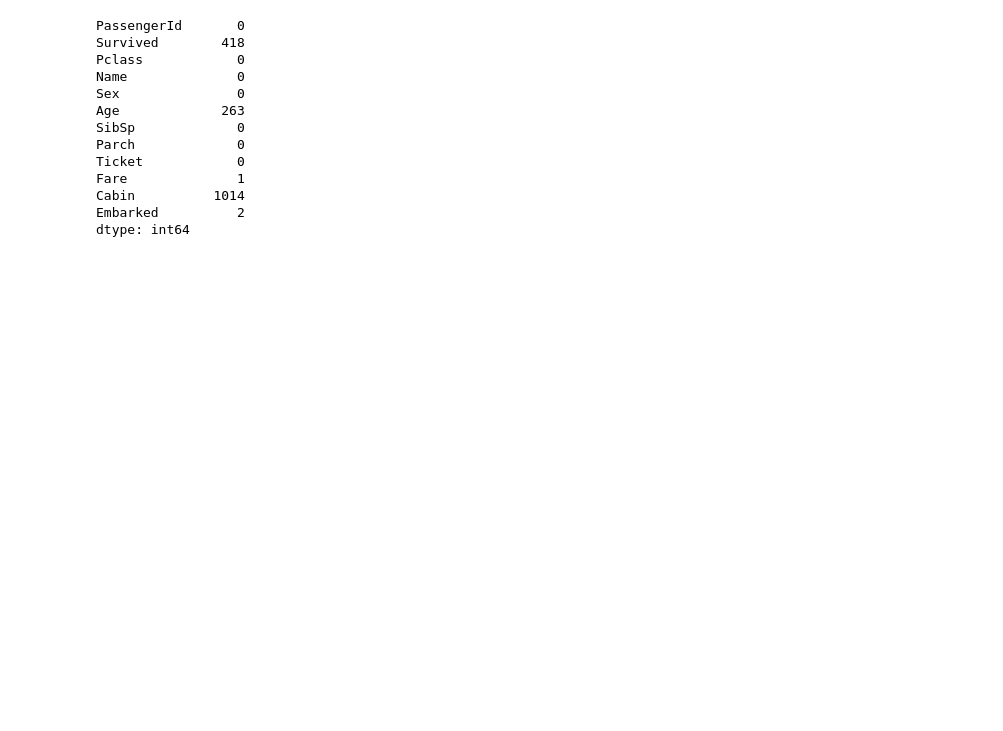
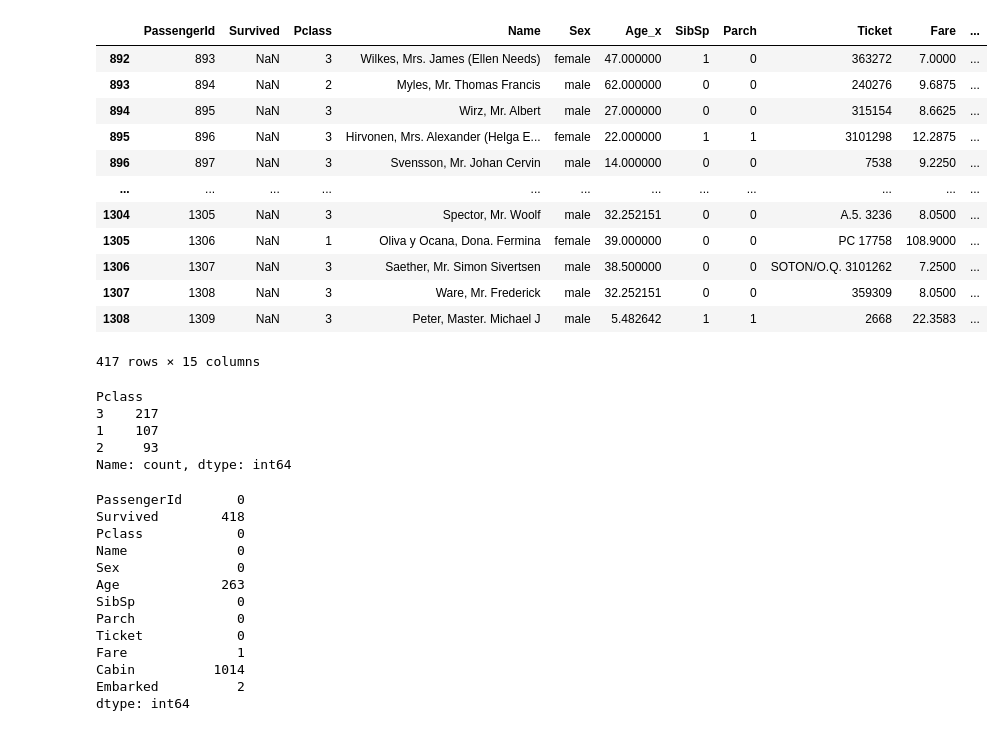
Before and after one commit to yungsuKo/data_science, a Jupyter notebook: 쉽게 시작하는 캐글 데이터 분석/타이타닉 데이터 전처리.ipynb, the cells around one changed output. Drawn from its saved outputs; the diff is of its cells as text; code cells hidden in the pictures; blank space fills up the shorter version.

```diff
--- a/쉽게 시작하는 캐글 데이터 분석/타이타닉 데이터 전처리.ipynb
+++ b/쉽게 시작하는 캐글 데이터 분석/타이타닉 데이터 전처리.ipynb
@@ -9,6 +9,30 @@ import seaborn as sns
 # %%
 train_df = pd.read_csv("./data_set/train.csv")
 test_df = pd.read_csv("./data_set/test.csv")
+# %%
+test_df
+# %% [output]
+|  | PassengerId | Survived | Pclass | Name | Sex | Age_x | SibSp | Parch | Ticket | Fare | ... |
+| 892 | 893 | NaN | 3 | Wilkes, Mrs. James (Ellen Needs) | female | 47.000000 | 1 | 0 | 363272 | 7.0000 | ... |
+| 893 | 894 | NaN | 2 | Myles, Mr. Thomas Francis | male | 62.000000 | 0 | 0 | 240276 | 9.6875 | ... |
+| 894 | 895 | NaN | 3 | Wirz, Mr. Albert | male | 27.000000 | 0 | 0 | 315154 | 8.6625 | ... |
+| 895 | 896 | NaN | 3 | Hirvonen, Mrs. Alexander (Helga E... | female | 22.000000 | 1 | 1 | 3101298 | 12.2875 | ... |
+| 896 | 897 | NaN | 3 | Svensson, Mr. Johan Cervin | male | 14.000000 | 0 | 0 | 7538 | 9.2250 | ... |
+| ... | ... | ... | ... | ... | ... | ... | ... | ... | ... | ... | ... |
+| 1304 | 1305 | NaN | 3 | Spector, Mr. Woolf | male | 32.252151 | 0 | 0 | A.5. 3236 | 8.0500 | ... |
+| 1305 | 1306 | NaN | 1 | Oliva y Ocana, Dona. Fermina | female | 39.000000 | 0 | 0 | PC 17758 | 108.9000 | ... |
+| 1306 | 1307 | NaN | 3 | Saether, Mr. Simon Sivertsen | male | 38.500000 | 0 | 0 | SOTON/O.Q. 3101262 | 7.2500 | ... |
+| 1307 | 1308 | NaN | 3 | Ware, Mr. Frederick | male | 32.252151 | 0 | 0 | 359309 | 8.0500 | ... |
+| 1308 | 1309 | NaN | 3 | Peter, Master. Michael J | male | 5.482642 | 1 | 1 | 2668 | 22.3583 | ... |
+417 rows × 15 columns
+# %%
+test_df["Pclass"].value_counts()
+# %% [output]
+Pclass
+3    217
+1    107
+2     93
+Name: count, dtype: int64
 # %%
 all_df = pd.concat([train_df, test_df], sort=False).reset_index(drop=True)
 # %%
```
Also changed, not shown: parts of 8 cells of this notebook.
